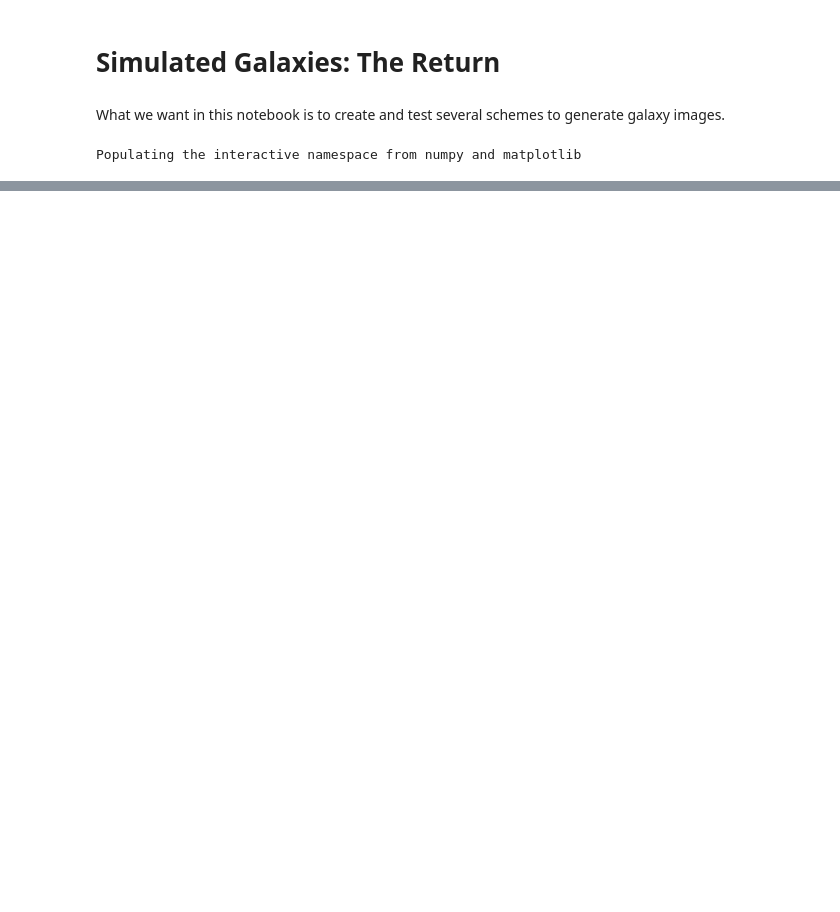
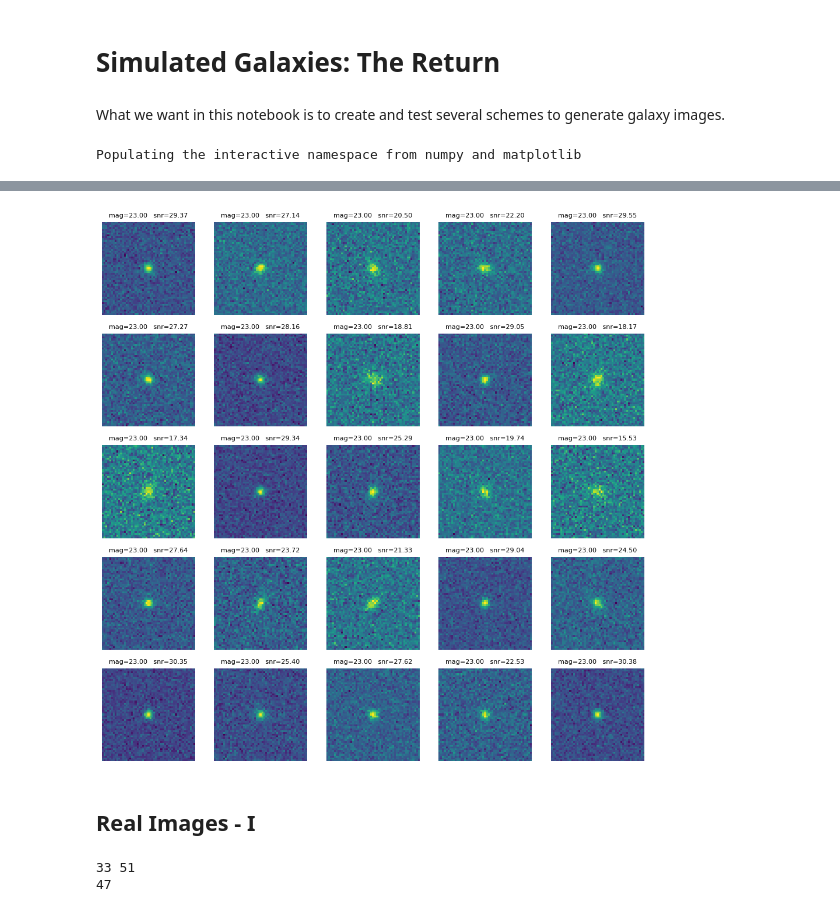
Before and after one commit to CosmoStat/autometacal, a Jupyter notebook: notebooks/Datasets.ipynb, the cells around one changed output, grey strips where cells are left out. Saved outputs shown, nothing was run; the diff lists cells and outputs as text; code cells hidden in the pictures; blank space fills up the shorter version.

```diff
--- a/notebooks/Datasets.ipynb
+++ b/notebooks/Datasets.ipynb
@@ -241,0 +76,49 @@ savefig('simple.png',bbox_inches='tight')
+# %%
+seed = 31415
+gal_rng = galsim.BaseDeviate(seed)
+# %%
+def make_parametric_cosmos(ccat,j):
+  """Creates CFIS-like images out of the parametric COSMOS galaxies."""
+  #CFIS
+  psf_fwhm = .65 # arcsec
+  sky_level = 400 # ADU (~variance)
+  pixel_scale = 0.187 # arcsec/pixel
+  mag_zp = 32
+  stamp_size=51
+
+  #get magnitude & flux
+  gal_mag = 23#ccat.param_cat[j][1]
+  gal_flux = 10**(-(gal_mag-mag_zp)/2.5)
+
+  psf = galsim.Kolmogorov(fwhm=psf_fwhm).withFlux(1.0)
+
+  gal = ccat.makeGalaxy(index=j,gal_type='parametric').withFlux(gal_flux)
+
+  obj = galsim.Convolve((psf, gal))
+  img = obj.drawImage(nx=stamp_size, ny=stamp_size, scale=pixel_scale, method='fft')
+
+  # Get snr
+  S2 = np.sum(img.array**2)
+  s2n = np.sqrt(S2/sky_level)
+
+  noise = galsim.GaussianNoise(sigma=np.sqrt(sky_level), rng=gal_rng)
+  img.addNoise(noise) # it updates directly the galsim object. It returns
+                      # the variance if I remember well..
+
+  #print(f"s2n: {s2n} (in galsim system)")
+  return img.array, s2n, gal_mag
+# %%
+COSMOScat = galsim.COSMOSCatalog(dir = os.path.expanduser('~/Data/COSMOS_25.2_training_sample'),use_real=False)
+# %%
+gal_images = array([make_parametric_cosmos(COSMOScat,j) for j in arange(25)])
+style.use('default')
+figure(figsize=(12,12))
+for i in range(25):
+  subplot(5,5,i+1)
+  imshow(gal_images[i][0])
+  title(f'mag={gal_images[i][2]:.2f}   snr={gal_images[i][1]:.2f}',fontsize=8)
+  axis('off')
+# %% [output]
+[figure, added]
+# %% [markdown]
+## Real Images - I
@@ -241,0 +173,5 @@ savefig('simple.png',bbox_inches='tight')
+# %%
+gal_images, _ =make_cosmos_real(COSMOScat,25)
+# %% [output]
+33 51
+47
```
Also changed, not shown: parts of 31 cells of this notebook, 1 other file.
